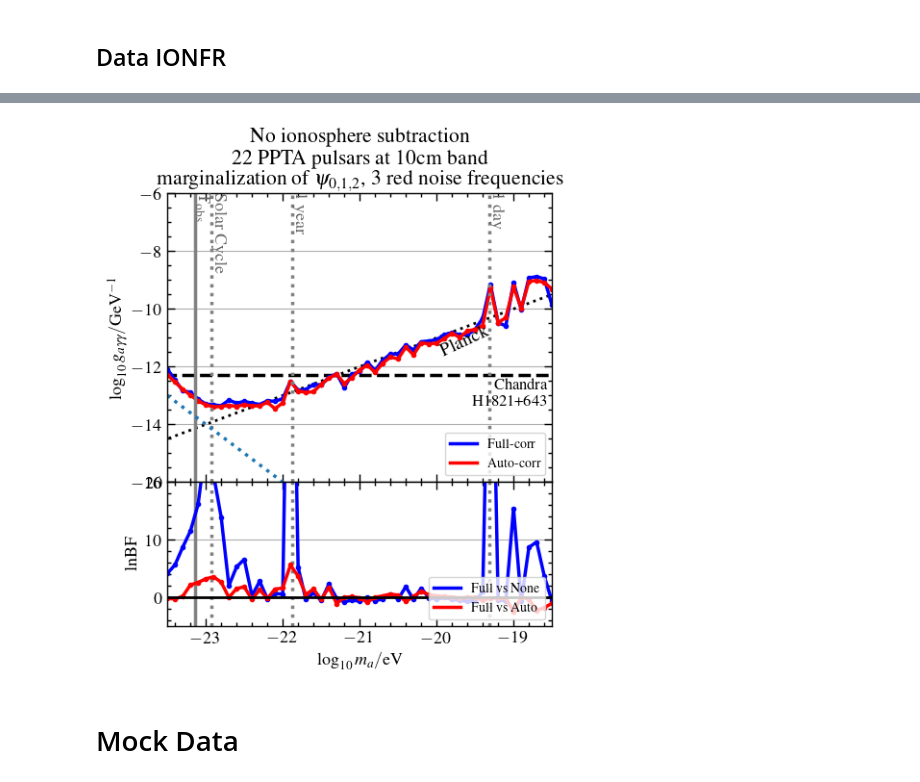
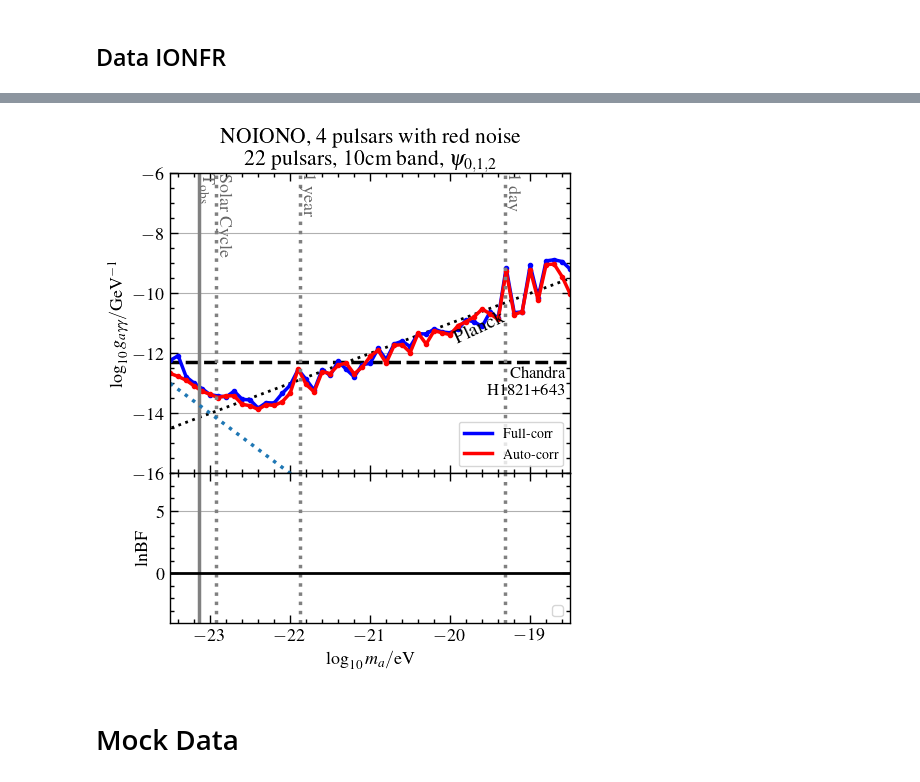
Before and after one commit to XueXiao-Physics/PPA, a Jupyter notebook: 2_Result.ipynb, the cells around one changed output, grey strips where cells are left out. Saved outputs shown, nothing was run; the diff lists cells and outputs as text; code cells hidden in the pictures.

```diff
--- a/2_Result.ipynb
+++ b/2_Result.ipynb
@@ -136,17 +136,21 @@ def make_ul_plot(ax,l10ma , ul_auto,ul_full ):
 def make_bf_plot(ax,l10ma,lbf_af,lbf_nf):
 
     #fig , ax = plt.subplots(figsize=(5,3))
-    ymin = -5
-    ymax = 20
+    ymin = -4
+    ymax = 8
     plot_timescales( ax,ymin,ymax,annotate=False)
 
     try:
+        lbf_nf[lbf_nf==inf]=ymax
+        lbf_nf[lbf_nf==-inf]=ymin
         ax.plot(l10ma,lbf_nf,'-',color='b',label="Full vs None")
         ax.plot(l10ma,lbf_nf,'.',color='b')
     except:
         pass
 
     try:
+        lbf_af[lbf_af==inf]=ymax
+        lbf_af[lbf_af==-inf]=ymin
         ax.plot(l10ma,lbf_af,'-',color='r',label="Full vs Auto")
         ax.plot(l10ma,lbf_af,'.',color='r')
     except:
@@ -297,74 +246,35 @@ plt.subplots_adjust(left=0.15,
 
 
 l10ma = np.arange(0,51)*0.1 -23.5
-ul_auto = np.array([-0.54 , -0.892, -1.243, -1.542, -1.845, -2.075, -2.253, -2.335,
-       -2.395, -2.532, -2.577, -2.71 , -2.816, -2.793, -3.113, -3.008,
-       -2.365, -2.799, -2.946, -3.025, -2.866, -2.759, -2.711, -3.145,
-       -3.03 , -2.87 , -2.803, -3.156, -2.935, -2.823, -2.99 , -2.678,
-       -3.048, -2.734, -2.864, -2.941, -2.884, -2.796, -3.041, -2.922,
-       -2.963, -2.929, -1.718, -3.034, -2.957, -1.991, -2.829, -2.   ,
-       -2.072, -2.242, -2.569])
+ul_auto = np.array([-0.924, -1.127, -1.351, -1.643, -1.921, -2.124, -2.332, -2.369,
+       -2.474, -2.856, -3.001, -3.227, -3.165, -3.294, -3.274, -3.082,
+       -2.377, -2.992, -3.341, -2.766, -2.931, -2.75 , -2.78 , -3.241,
+       -3.121, -2.861, -2.752, -3.279, -2.789, -2.867, -3.229, -2.683,
+       -3.146, -2.803, -2.971, -3.133, -2.929, -2.904, -2.835, -2.681,
+       -2.941, -3.227, -1.715, -3.263, -3.269, -1.967, -3.08 , -1.995,
+       -2.082, -2.603, -3.274])
 
 
-ul_full = np.array([-0.337, -0.82 , -1.289, -1.444, -1.778, -2.052, -2.182, -2.308,
-       -2.217, -2.419, -2.461, -2.616, -2.766, -2.742, -2.856, -2.863,
-       -2.363, -2.768, -2.849, -2.771, -2.89 , -2.725, -2.706, -3.279,
-       -2.923, -2.924, -2.7  , -3.089, -2.832, -2.723, -2.817, -2.605,
-       -2.879, -2.695, -2.765, -2.824, -2.753, -2.776, -2.954, -3.056,
-       -2.963, -2.676, -1.601, -3.036, -3.242, -1.837, -2.89 , -1.881,
-       -1.939, -2.112, -3.127])
+
+ul_full = np.array([-0.493, -0.434, -1.239, -1.55 , -1.834, -2.135, -2.275, -2.408,
+       -2.315, -2.687, -2.811, -3.183, -3.101, -3.212, -2.994, -2.819,
+       -2.395, -2.827, -3.286, -2.695, -2.993, -2.626, -2.985, -3.341,
+       -3.035, -3.089, -2.692, -3.167, -2.745, -2.753, -3.032, -2.7  ,
+       -2.811, -2.746, -2.944, -3.071, -3.049, -2.839, -3.009, -3.256,
+       -2.87 , -3.185, -1.606, -3.197, -3.277, -1.825, -3.003, -1.874,
+       -1.936, -2.097, -2.449])
 
 
 make_ul_plot(axes[0],l10ma,ul_auto,ul_full)
-axes[0].set_title("No ionosphere subtraction\n 22 PPTA pulsars at 10cm band\n"+r"marginalization of $\psi_{0,1,2}$, 3 red noise frequencies")
+axes[0].set_title("NOIONO, 4 pulsars with red noise\n 22 pulsars, 10cm band,"+r" $\psi_{0,1,2}$")
 axes[0].plot(l10ma , -13-2*(l10ma+23.5),':')
 
 
-lbf_af = np.array([-1.332e-01,        inf,        inf,        inf,        inf,
-              inf,        inf,        inf,  3.048e-02,  1.548e+00,
-        1.876e+00, -3.336e-01,  1.375e+00, -1.561e-01,  1.470e+00,
-        1.653e+00,  5.647e+00,  3.719e+00,  5.187e-01,  1.485e+00,
-       -3.405e-01,  1.808e+00, -1.040e+00,  5.016e-02,  1.536e-01,
-       -3.583e-02, -7.971e-01,  5.447e-02,  2.909e-01,  6.044e-01,
-        4.175e-01, -6.561e-01,  1.577e-01,  1.108e+00,  4.871e-01,
-        2.971e-01,  1.864e-01,  1.015e-01, -5.921e-02,  6.891e-02,
-       -1.866e-03, -4.865e-01, -6.941e-02, -1.089e-01, -1.335e-01,
-       -2.462e+00,  5.523e-02, -2.550e-01, -2.240e+00, -1.737e+00,
-       -1.000e+00])
-lbf_af[1:8] = np.array([-0.245,  0.235, 2.187,  2.629,  3.246,  3.599,  2.667])
+#lbf_af = np.
 
+#lbf_nf =
 
-
-lbf_nf = np.array([   inf,    inf,    inf,    inf,    inf,    inf,    inf,    inf,
-        2.064,    inf,    inf,  0.316,  2.817, -0.2  ,  0.718,  0.599,
-          inf,  5.217, -0.282,  0.814, -0.523,  2.317, -0.103, -0.743,
-       -0.43 , -0.624,  0.109, -0.572, -0.232,  0.531, -0.256,  1.88 ,
-       -0.336,  1.62 , -0.033, -0.297, -0.007, -0.297, -0.462, -0.619,
-       -0.532,  0.994,    inf, -0.385, -0.559,    inf, -0.648,    inf,
-          inf,    inf,    inf])
-# lbf_nf[42] = np.log(4.3760) + 3
-lbf_nf[0]  = np.log(0.4391) + 5
-lbf_nf[1]  = np.log(1.9670) + 5
-lbf_nf[2]  = np.log(5.6641) + 7
-lbf_nf[3]  = np.log(4.6288) + 10
-lbf_nf[4]  = np.log(0.0213) + 20
-lbf_nf[5]  = np.log(4.5405) + 25
-lbf_nf[6]  = np.log(0.0251) + 25
-
-lbf_nf[7]  = np.log(0.3341) + 15
-lbf_nf[9]  = np.log(1.3770) + 5
-lbf_nf[10] = np.log(5.1074) + 5
-lbf_nf[16] = np.log(1.3333) + 80
-
-lbf_nf[42] = np.log(2.1076) + 65
-lbf_nf[45] = np.log(1.5536) + 15
-lbf_nf[47] = np.log(5.4874) + 7
-lbf_nf[48] = np.log(1.8646) + 9
-lbf_nf[49] = np.log(0.2828) + 5
-lbf_nf[50] = np.log(0.5330)
-
-
-make_bf_plot(axes[1],l10ma,lbf_af ,lbf_nf )
+make_bf_plot(axes[1],l10ma,lbf_af ,lbf_nf)
 #plt.savefig("Figures/ul_bf_iono_10.pdf")
 #plt.savefig("Figures/ul_bf_iono_10.jpg")
 # %% [output]
@@ -371,3 +282,3 @@ make_bf_plot(axes[1],l10ma,lbf_af ,lbf_nf )
-[figure, old version]
+[figure, new version]
 # %% [markdown]
 # Mock Data
```
Also changed, not shown: parts of 23 cells of this notebook, 2 other files.
